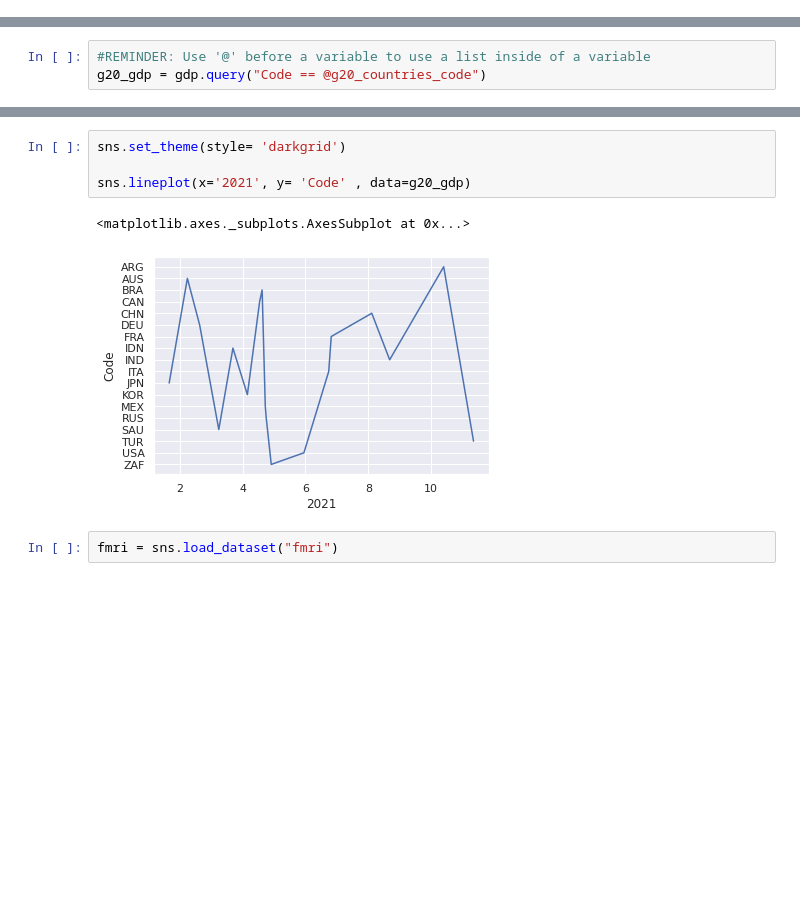
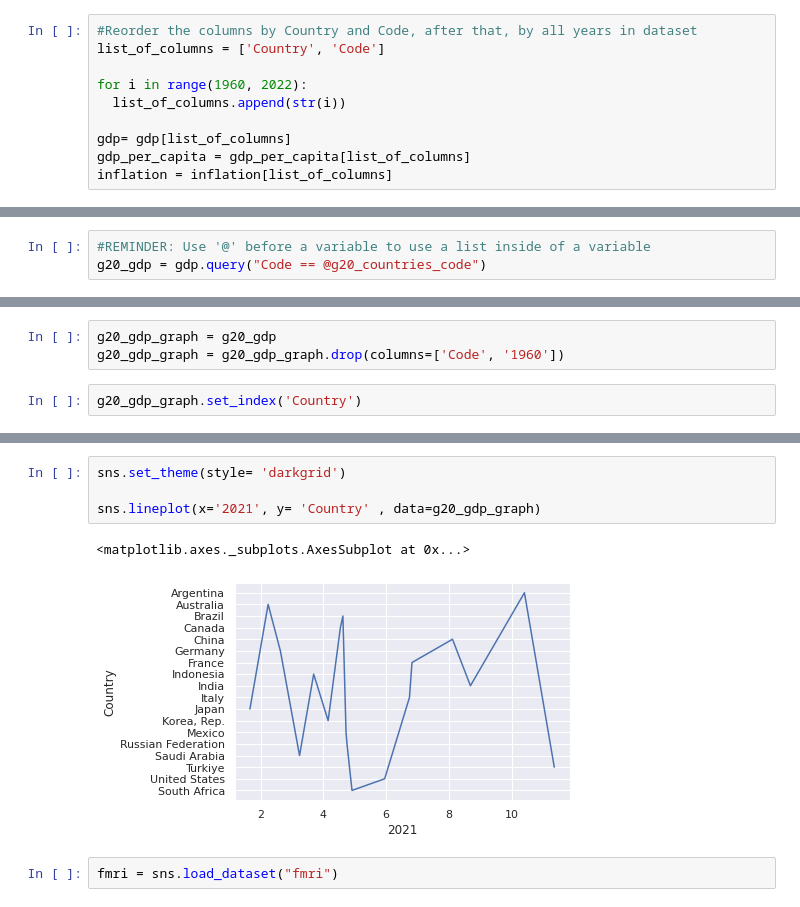
Before and after one commit to PedroReste/data-visualization-with-economics-data, a Jupyter notebook: Notebooks/data_visualization_with_economics_data.ipynb, the cells around one changed output, grey strips where cells are left out. Saved outputs shown, nothing was run; the diff lists cells and outputs as text; blank space fills up the shorter version.

Commit message:
Reordiring columns and trying to plot a graph with G20 countries

```diff
--- a/Notebooks/data_visualization_with_economics_data.ipynb
+++ b/Notebooks/data_visualization_with_economics_data.ipynb
@@ -57,6 +62,16 @@ drop_columns = ['Country Name', 'Country Code', 'Indicator Name', 'Indicator Cod
 gdp = gdp.drop(columns= drop_columns)
 gdp_per_capita = gdp_per_capita.drop(columns= drop_columns)
 inflation = inflation.drop(columns= drop_columns)
+# %%
+#Reorder the columns by Country and Code, after that, by all years in dataset
+list_of_columns = ['Country', 'Code']
+
+for i in range(1960, 2022):
+  list_of_columns.append(str(i))
+
+gdp= gdp[list_of_columns]
+gdp_per_capita = gdp_per_capita[list_of_columns]
+inflation = inflation[list_of_columns]
 # %%
 #Rounding percentages for better data visualization
 gdp = gdp.round(2)
@@ -111,0 +105,5 @@ Warning: Total number of columns (64) exceeds max_columns (20). Falling back to
+# %%
+g20_gdp_graph = g20_gdp
+g20_gdp_graph = g20_gdp_graph.drop(columns=['Code', '1960'])
+# %%
+g20_gdp_graph.set_index('Country')
@@ -112,9 +131,9 @@ Warning: Total number of columns (64) exceeds max_columns (20). Falling back to
 # %%
 sns.set_theme(style= 'darkgrid')
 
-sns.lineplot(x='2021', y= 'Code' , data=g20_gdp)
+sns.lineplot(x='2021', y= 'Country' , data=g20_gdp_graph)
 # %% [output]
 <matplotlib.axes._subplots.AxesSubplot at 0x...>
-[figure, old version]
+[figure, new version]
 # %%
 fmri = sns.load_dataset("fmri")
```
Also changed, not shown: parts of 3 cells of this notebook.
